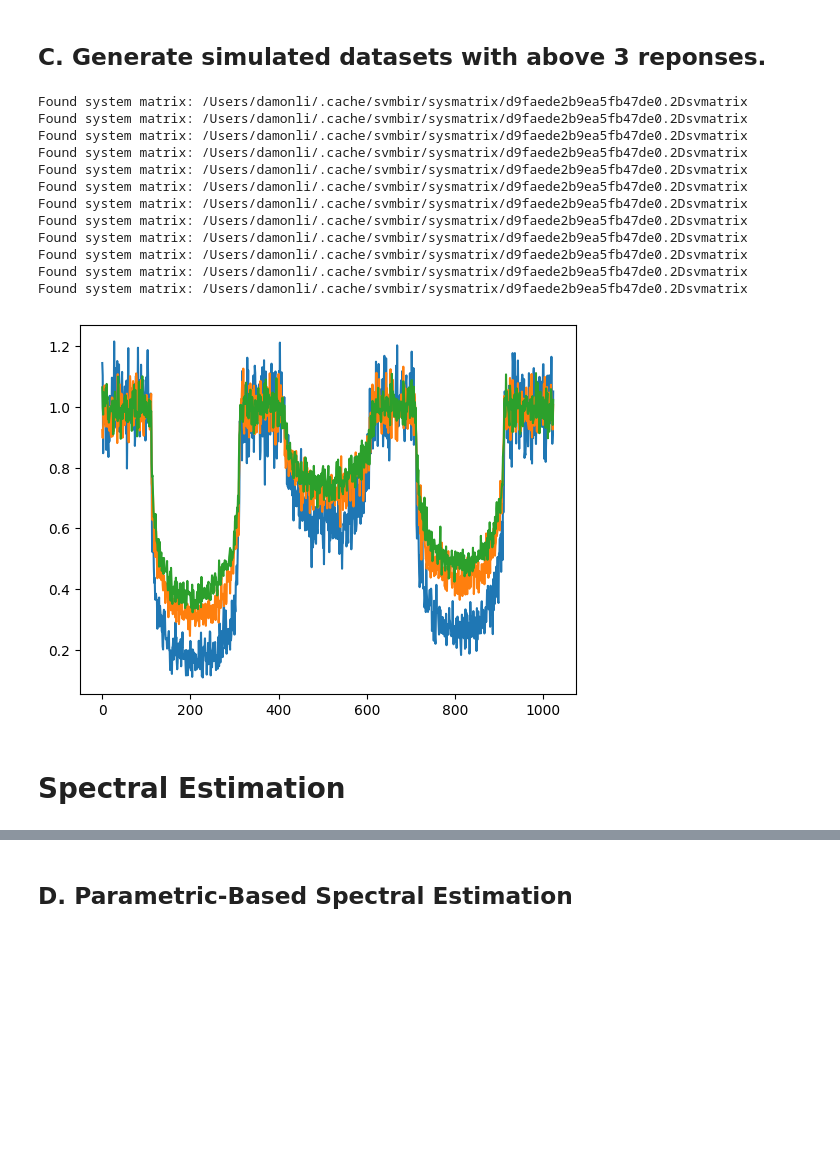
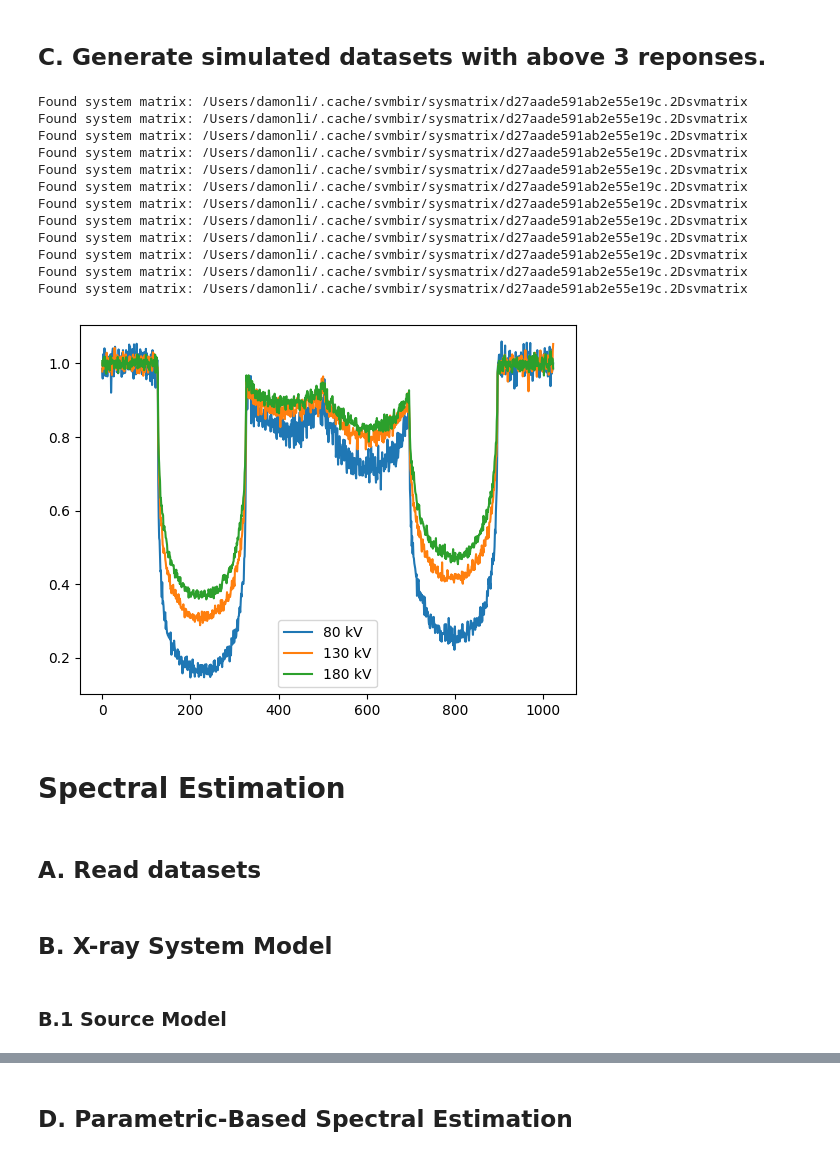
Before and after one commit to cabouman/xcal, a Jupyter notebook: docs/source/ipynb/different_voltages.ipynb, the cells around one changed output, grey strips where cells are left out. Drawn from its saved outputs; the diff is of its cells as text; code cells hidden in the pictures; blank space fills up the shorter version.

```diff
--- a/docs/source/ipynb/different_voltages.ipynb
+++ b/docs/source/ipynb/different_voltages.ipynb
@@ -40,7 +40,7 @@ centers = [[np.sin(rad_angle)* arrange_with_radius, np.cos(rad_angle)* arrange_w
            for rad_angle in np.linspace(-np.pi/2,-np.pi/2+np.pi*2,len(materials),endpoint=False)]
 
 # Simulated sinogram parameters
-num_views = 20
+num_views = 40
 tilt_angle = np.pi / 2  # Tilt range of +-90deg
 # Generate the array of view angles
 angles = np.linspace(-tilt_angle, tilt_angle, num_views, endpoint=False)
@@ -156,7 +156,7 @@ for fci, fr in enumerate(Fltr_config):
     fltr_model = paramSE.Filter_Model(fr)
     with (torch.no_grad()):
         ref_fltr_resp_list.append(fltr_model(energies).data.numpy())
-        plt.plot(energies, fltr_model(energies).data, label='%d mm %s'%(fltr_th_list[fci], fr.fltr_mat.formula))
+        plt.plot(energies, fltr_model(energies).data, label='%d mm %s'%(fr.fltr_th, fr.fltr_mat.formula))
 plt.title('Filter Responses')
 plt.legend()
 plt.xlabel('Energy  [keV]')
@@ -177,8 +177,9 @@ for st in Scint_config:
     scint_model = paramSE.Scintillator_Model(st)
     with (torch.no_grad()):
         ref_scint_cvt_list.append(scint_model(energies).data.numpy())
-        plt.plot(energies, scint_model(energies).data)
+        plt.plot(energies, scint_model(energies).data, label='%.2f mm %s'%(st.scint_th, st.scint_mat.formula))
 plt.title('Scintillator Response.')
+plt.legend()
 plt.xlabel('Energy  [keV]')
 # %% [output]
 Text(0.5, 0, 'Energy  [keV]')
@@ -204,7 +206,7 @@ model_combination = [Model_combination(src_ind=0, fltr_ind_list=[0], scint_ind=0
                     ]
 # %%
 gt_spec_list= []
-ll = [ '80 kV', '140 kV', '180 kV']
+ll = [ '80 kV', '130 kV', '180 kV']
 i = 0
 for mc in model_combination:
     src_s = ref_src_spec_list[mc.src_ind]
@@ -264,7 +266,6 @@ class fw_projector:
 
         return projections
 # %%
-trans_list1=[]
 with h5py.File('../../../sim_data/sim_3v1f1s_dataset.hdf5' , 'w') as f:
     for case_i, gt_spec, mc in zip(np.arange(len(gt_spec_list)), gt_spec_list, model_combination):
 
@@ -297,18 +298,17 @@ with h5py.File('../../../sim_data/sim_3v1f1s_dataset.hdf5' , 'w') as f:
         lambda_0 = src_s*fltr_s
         lambda_noise = np.random.poisson(lambda_1)
         trans_noise = np.trapz(lambda_noise*scint_s, energies, axis=-1)
-        trans_noise/=np.trapz(src_s*fltr_s*scint_s, energies, axis=-1)
+        trans_noise/=np.trapz(lambda_0*scint_s, energies, axis=-1)
 
 
         # Store noiseless transmission data and forward matrix.
         trans_list.append(trans_noise)
-        trans_list1.append(trans_noise)
         spec_F_train = spec_F.reshape((-1, spec_F.shape[-1]))
         spec_F_train_list.append(spec_F_train)
         spec_F_train_list = np.array(spec_F_train_list)
         trans_list = np.array(trans_list)
 
-        plt.plot(trans_list[0][10,0])
+        plt.plot(trans_list[0][16,0], label=ll[case_i])
 
         # Save simulated dataset to h5py file.
         src_dict_h5 = {
@@ -323,45 +323,48 @@ with h5py.File('../../../sim_data/sim_3v1f1s_dataset.hdf5' , 'w') as f:
         for i in mc.fltr_ind_list:
             fltr_dict_h5['fltr_mat_0_formula'] = Fltr_config[i].fltr_mat.formula
             fltr_dict_h5['fltr_mat_0_density'] = Fltr_config[i].fltr_mat.density
             fltr_dict_h5['fltr_mat_0_th'] = Fltr_config[i].fltr_th
 
 
         scint_dict_h5 = {
             'scint_th':Scint_config[mc.scint_ind].scint_th,
             'scint_mat_formula' : Scint_config[mc.scint_ind].scint_mat.formula,
             'scint_mat_density' : Scint_config[mc.scint_ind].scint_mat.density
         }
 
         d = {
             'measurement': trans_list,
             'forward_mat': spec_F_train_list,
             'src_config' : src_dict_h5,
             'fltr_config': fltr_dict_h5,
             'scint_config': scint_dict_h5,
         }
 
         # Write to HDF5 file
         grp_i = f.create_group('case '+str(case_i))
         for key, value in d.items():
             if isinstance(value, dict):
                 grp = grp_i.create_group(key)
                 for k, v in value.items():
                     grp.attrs[k] = v
             else:
                 grp_i.create_dataset(key, data=value)
+    plt.legend()
 # %% [output]
-Found system matrix: /Users/damonli/.cache/svmbir/sysmatrix/d9faede2b9ea5fb47de0.2Dsvmatrix
-Found system matrix: /Users/damonli/.cache/svmbir/sysmatrix/d9faede2b9ea5fb47de0.2Dsvmatrix
-Found system matrix: /Users/damonli/.cache/svmbir/sysmatrix/d9faede2b9ea5fb47de0.2Dsvmatrix
-Found system matrix: /Users/damonli/.cache/svmbir/sysmatrix/d9faede2b9ea5fb47de0.2Dsvmatrix
-Found system matrix: /Users/damonli/.cache/svmbir/sysmatrix/d9faede2b9ea5fb47de0.2Dsvmatrix
-Found system matrix: /Users/damonli/.cache/svmbir/sysmatrix/d9faede2b9ea5fb47de0.2Dsvmatrix
-Found system matrix: /Users/damonli/.cache/svmbir/sysmatrix/d9faede2b9ea5fb47de0.2Dsvmatrix
-Found system matrix: /Users/damonli/.cache/svmbir/sysmatrix/d9faede2b9ea5fb47de0.2Dsvmatrix
-Found system matrix: /Users/damonli/.cache/svmbir/sysmatrix/d9faede2b9ea5fb47de0.2Dsvmatrix
-Found system matrix: /Users/damonli/.cache/svmbir/sysmatrix/d9faede2b9ea5fb47de0.2Dsvmatrix
-Found system matrix: /Users/damonli/.cache/svmbir/sysmatrix/d9faede2b9ea5fb47de0.2Dsvmatrix
-Found system matrix: /Users/damonli/.cache/svmbir/sysmatrix/d9faede2b9ea5fb47de0.2Dsvmatrix
+Found system matrix: /Users/damonli/.cache/svmbir/sysmatrix/d27aade591ab2e55e19c.2Dsvmatrix
+Found system matrix: /Users/damonli/.cache/svmbir/sysmatrix/d27aade591ab2e55e19c.2Dsvmatrix
+Found system matrix: /Users/damonli/.cache/svmbir/sysmatrix/d27aade591ab2e55e19c.2Dsvmatrix
+Found system matrix: /Users/damonli/.cache/svmbir/sysmatrix/d27aade591ab2e55e19c.2Dsvmatrix
+Found system matrix: /Users/damonli/.cache/svmbir/sysmatrix/d27aade591ab2e55e19c.2Dsvmatrix
+Found system matrix: /Users/damonli/.cache/svmbir/sysmatrix/d27aade591ab2e55e19c.2Dsvmatrix
+Found system matrix: /Users/damonli/.cache/svmbir/sysmatrix/d27aade591ab2e55e19c.2Dsvmatrix
+Found system matrix: /Users/damonli/.cache/svmbir/sysmatrix/d27aade591ab2e55e19c.2Dsvmatrix
+Found system matrix: /Users/damonli/.cache/svmbir/sysmatrix/d27aade591ab2e55e19c.2Dsvmatrix
+Found system matrix: /Users/damonli/.cache/svmbir/sysmatrix/d27aade591ab2e55e19c.2Dsvmatrix
+Found system matrix: /Users/damonli/.cache/svmbir/sysmatrix/d27aade591ab2e55e19c.2Dsvmatrix
+Found system matrix: /Users/damonli/.cache/svmbir/sysmatrix/d27aade591ab2e55e19c.2Dsvmatrix
-[figure, old version]
+[figure, new version]
 # %% [markdown]
 # Spectral Estimation
+# %% [markdown]
+## A. Read datasets
@@ -367,0 +382,4 @@ Found system matrix: /Users/damonli/.cache/svmbir/sysmatrix/d9faede2b9ea5fb47de0
+# %% [markdown]
+## B. X-ray System Model
+# %% [markdown]
+### B.1 Source Model
```
Also changed, not shown: parts of 26 cells of this notebook, 3 other files.
